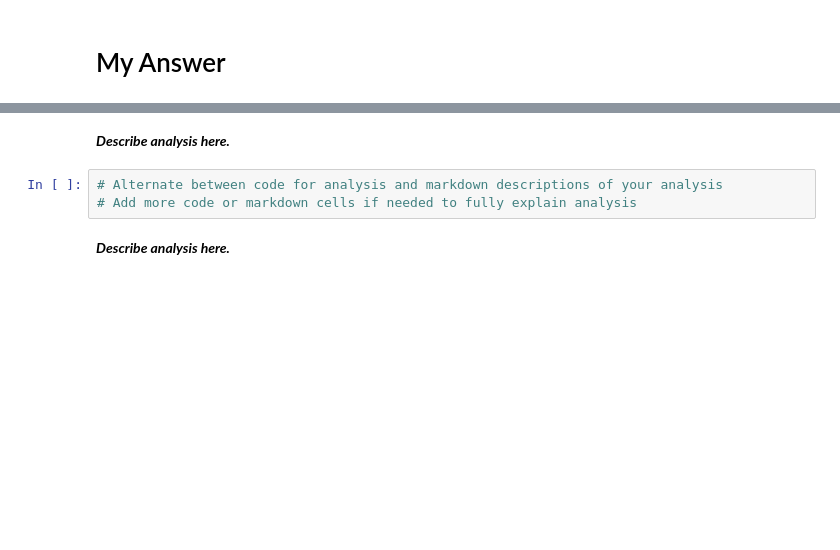
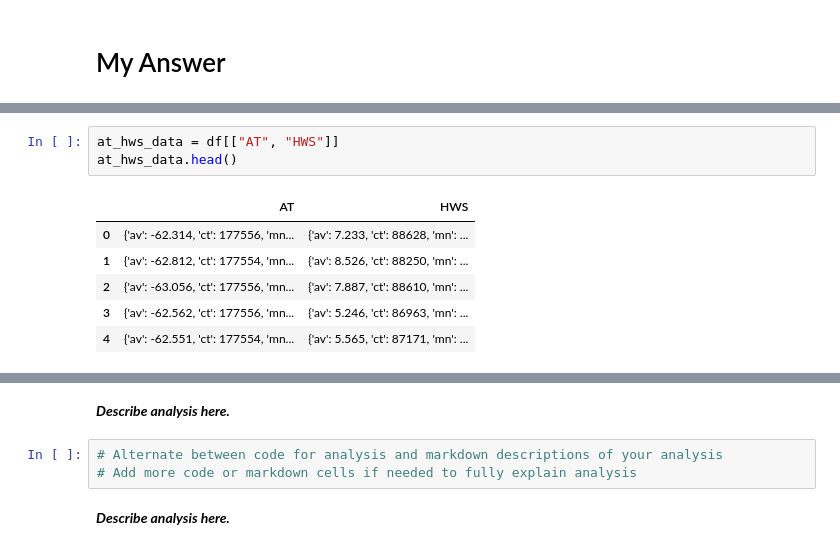
Before and after one commit to applepot437/ai, a Jupyter notebook: sem 1/unit 2 final/Unit+2+-+Final+Project+Template.ipynb, the cells around one changed output, grey strips where cells are left out. Drawn from its saved outputs; the diff is of its cells as text; blank space fills up the shorter version.

```diff
--- a/sem 1/unit 2 final/Unit+2+-+Final+Project+Template.ipynb
+++ b/sem 1/unit 2 final/Unit+2+-+Final+Project+Template.ipynb
@@ -24,0 +92,10 @@ Pick two or more datasets from one of the following folders:
+# %%
+at_hws_data = df[["AT", "HWS"]]
+at_hws_data.head()
+# %% [output]
+|  | AT | HWS |
+| 0 | {'av': -62.314, 'ct': 177556, 'mn... | {'av': 7.233, 'ct': 88628, 'mn': ... |
+| 1 | {'av': -62.812, 'ct': 177554, 'mn... | {'av': 8.526, 'ct': 88250, 'mn': ... |
+| 2 | {'av': -63.056, 'ct': 177556, 'mn... | {'av': 7.887, 'ct': 88610, 'mn': ... |
+| 3 | {'av': -62.562, 'ct': 177556, 'mn... | {'av': 5.246, 'ct': 86963, 'mn': ... |
+| 4 | {'av': -62.551, 'ct': 177554, 'mn... | {'av': 5.565, 'ct': 87171, 'mn': ... |
```
Also changed, not shown: parts of 9 cells of this notebook, 2 other files.
